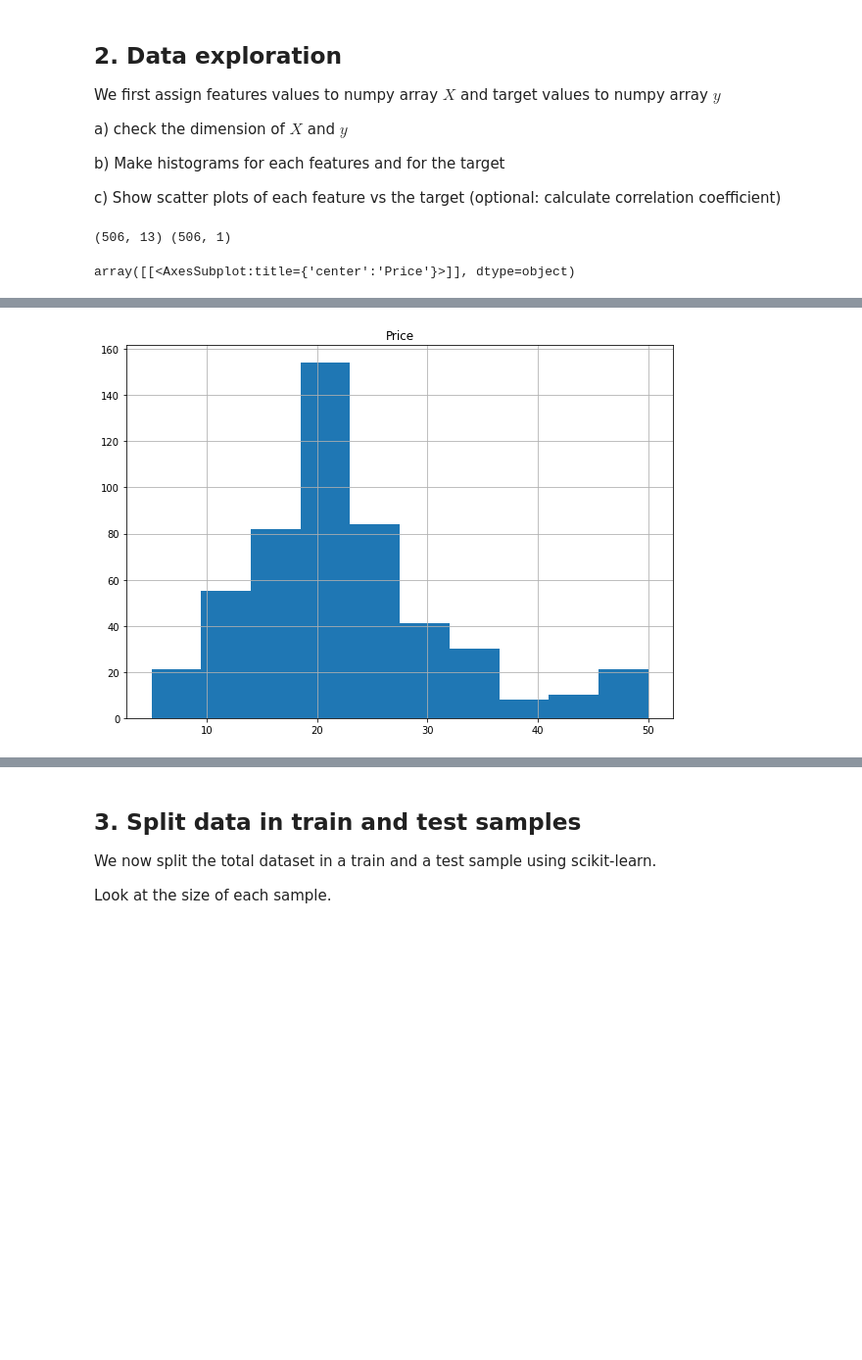
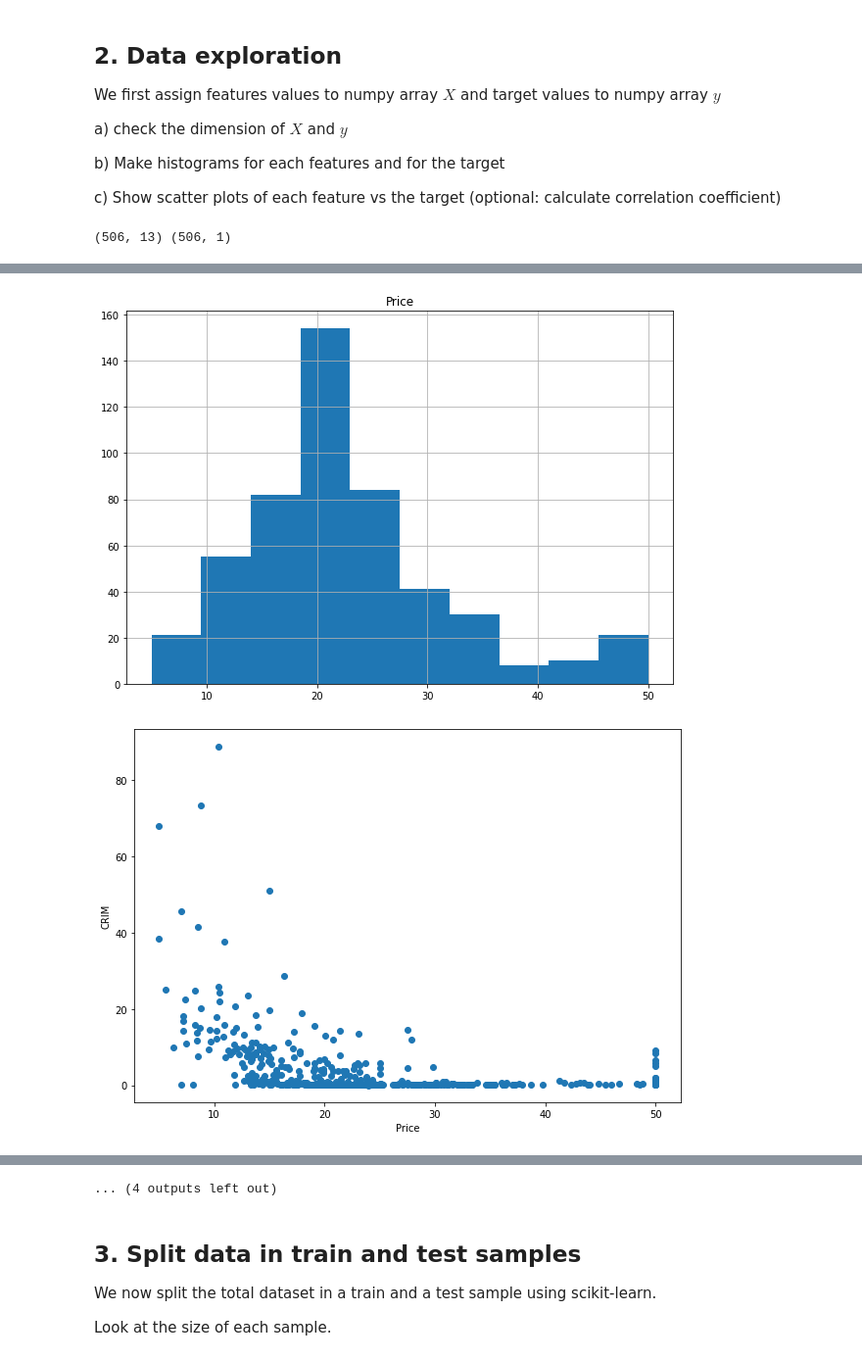
Before and after one commit to postolache/onboarding-ml, a Jupyter notebook: 02. Data Handling and Linear Regression/regression-boston-housing.ipynb, the cells around one changed output, grey strips where cells are left out. Shown at 98% size. Saved outputs shown, nothing was run; the diff lists cells and outputs as text; code cells hidden in the pictures; blank space fills up the shorter version.

Commit message:
added scatter plots

```diff
--- a/02. Data Handling and Linear Regression/regression-boston-housing.ipynb
+++ b/02. Data Handling and Linear Regression/regression-boston-housing.ipynb
@@ -122,19 +122,26 @@ b) Make histograms for each features and for the target
 
 c) Show scatter plots of each feature vs the target (optional: calculate correlation coefficient)
 # %%
-X = boston_df.loc[:, boston_df.columns != 'Price'].copy()  # Features
+X = boston_df.loc[:, boston_df.columns != 'Price'].copy() # Features
 y = boston_df.loc[:, boston_df.columns == 'Price'].copy() # Target
 
 # a) X and y dimensions
 print(X.shape, y.shape)
 
 # b) Show histograms
 X.hist()
 y.hist()
 
 # c) Scatter plots
+X_arr = boston.data
+y_arr = boston.target
+for i in range(X.shape[1]):
+    plt.figure()
+    plt.scatter(y_arr, X_arr[:, i])
+    plt.ylabel(list(X.columns)[i])
+    plt.xlabel(y.columns[0])
 # %% [output]
 (506, 13) (506, 1)
-array([[<AxesSubplot:title={'center':'Price'}>]], dtype=object)
 [figure]
 [figure]
+[figure, added]
@@ -141,3 +156,4 @@ array([[<AxesSubplot:title={'center':'Price'}>]], dtype=object)
+... (4 outputs left out)
 # %% [markdown]
 ## 3. Split data in train and test samples
 
```
Also changed, not shown: parts of 1 cell of this notebook.
